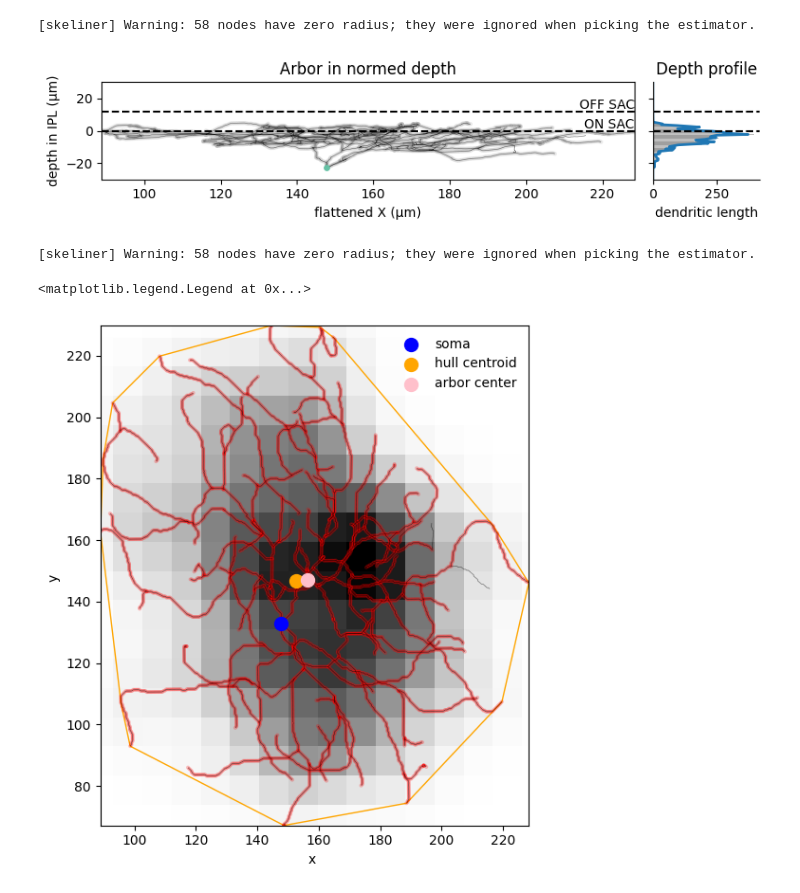
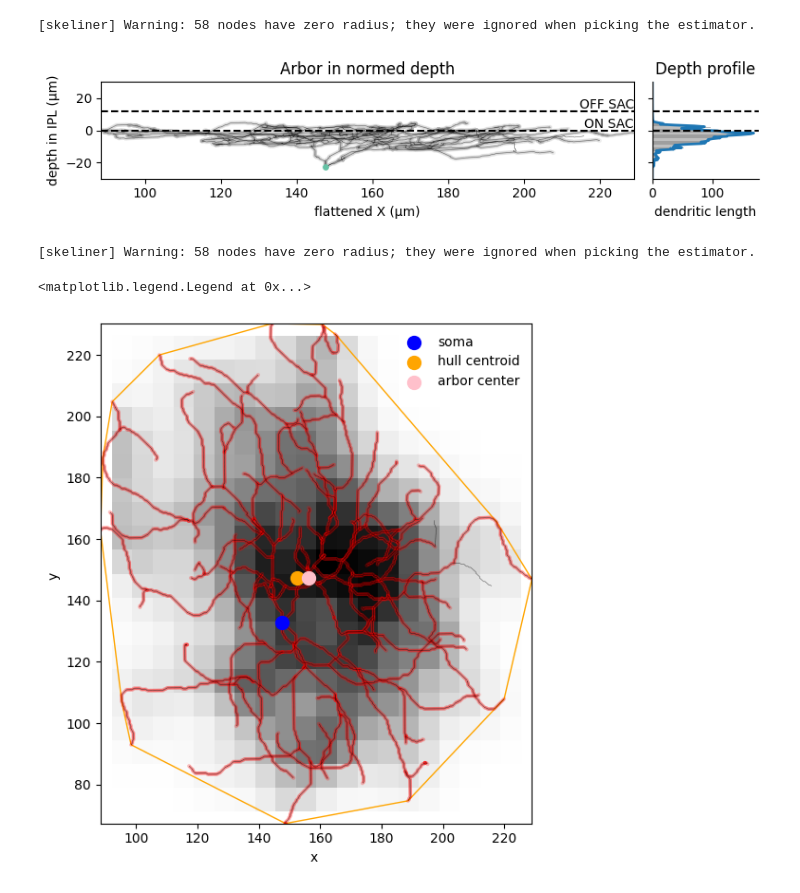
Before and after one commit to berenslab/pywarper, a Jupyter notebook: notebooks/example.api.low.ipynb, the cells around one changed output. Cells and saved outputs as stored; diff of their text form; code cells hidden in the pictures.

```diff
--- a/notebooks/example.api.low.ipynb
+++ b/notebooks/example.api.low.ipynb
@@ -9,8 +9,8 @@ from pywarper.stats import get_convex_hull, get_hull_centroid, get_xy_center_of_
 from pywarper.utils import read_sumbul_et_al_chat_bands
 # data from Sümbül et al. 2014
 # https://github.com/uygarsumbul/rgc
-chat_top = read_sumbul_et_al_chat_bands("../tests/data/Image013-009_01_ChAT-TopBand-Mike.txt") # should be the off sac layer
-chat_bottom = read_sumbul_et_al_chat_bands("../tests/data/Image013-009_01_ChAT-BottomBand-Mike.txt") # should be the on sac layer
+chat_top = read_sumbul_et_al_chat_bands("../tests/data/Image013-009_01_ChAT-TopBand-Mike.txt", unit="physical") # should be the off sac layer
+chat_bottom = read_sumbul_et_al_chat_bands("../tests/data/Image013-009_01_ChAT-BottomBand-Mike.txt", unit="physical") # should be the on sac layer
 # but the image can be flipped
 if chat_top["z"].mean() > chat_bottom["z"].mean():
     off_sac = chat_top
@@ -19,8 +19,11 @@ else:
     off_sac = chat_bottom
     on_sac = chat_top
 
-# nodes += 1 # to match the matlab code
 skel = sk.io.load_swc("../tests/data/Image013-009_01_raw_latest_Uygar.swc")
+# in the original matlab code, all data were in voxel space and converted to microns at the end
+# but it makes more sense to work in microns from the beginning, so that there will be less unit conversion in between
+voxel_resolution = np.array([0.4, 0.4, 0.5])  # in microns
+skel.nodes *= voxel_resolution
 # %%
 # Fit surfaces with pygridfit under the hood
 off_sac_surface, xgridmax, ygridmax = fit_sac_surface(x=off_sac['x'], y=off_sac['y'], z=off_sac['z'], smoothness=15)
@@ -39,6 +42,8 @@ surface_mapping = build_mapping(on_sac_surface, off_sac_surface, arbor_boundarie
 
 # up until this point, all computation were done in the original coordinate system
 # only the warped arbor will be in physical units, if we provide the voxel resolution
-warped_arbor = warp_arbor(skel, surface_mapping, voxel_resolution=[0.4, 0.4, 0.5], conformal_jump=2, verbose=True)
+warped_arbor = warp_arbor(skel, surface_mapping, conformal_jump=2,
+                zprofile_windows=[-30, 30], zprofile_nbins=120,
+                verbose=True)
 # %% [output]
 [pywarper] Warping arbor...
@@ -98,7 +102,7 @@ fig, (ax_nodes, ax_prof) = plt.subplots(
 )
 
 # --- left: flattened arbor ----------------------------------------
-sk.plot2d(normed_arbor, plane="xz",
+sk.plot2d(warped_arbor, plane="xz",
           ax=ax_nodes, color_by="ntype", skel_cmap="Set2",
           ylim=(-30, 30))
 ax_nodes.set_xlabel('flattened X (µm)')
@@ -113,7 +117,7 @@ ax_nodes.text(ax_nodes.get_xlim()[1], 0,
 ax_nodes.text(ax_nodes.get_xlim()[1], 12,
               'OFF SAC', va='bottom', ha='right', fontsize=10)
 
-zprofile = normed_arbor.extra["z_profile"]
+zprofile = warped_arbor.extra["z_profile"]
 z_dist = zprofile["z_dist"]
 x = zprofile["z_x"]
 z_hist = zprofile["z_hist"]
@@ -124,6 +128,7 @@ ax_prof.set_xlabel('dendritic length')
 ax_prof.set_title('Depth profile')
 ax_prof.axhline(0,  ls='--', c='k')
 ax_prof.axhline(12, ls='--', c='k')
+ax_prof.set_ylim([-30, 30])
 
 # remove unneeded spines to tidy the small panel
 ax_prof.spines['top'].set_visible(False)
@@ -136,19 +141,14 @@ fig.tight_layout()
 plt.show()
 # %% [output]
 [skeliner] Warning: 58 nodes have zero radius; they were ignored when picking the estimator.
-[figure, old version]
+[figure, new version]
 # %%
-normed_arbor = get_xyprofile(
-    normed_arbor, xy_window=[50, 250, 50, 250], nbins=20, sigma_bins=1
-)
-
-hull = get_convex_hull(normed_arbor.nodes[:, 0:2])
+hull = get_convex_hull(warped_arbor.nodes[:, 0:2])
 com_hull = get_hull_centroid(hull)
 
-xy_profile = normed_arbor.extra["xy_profile"]
-xy_x = xy_profile["xy_x"]
-xy_y = xy_profile["xy_y"]
-xy_dist = xy_profile["xy_dist"]
+xy_x = warped_arbor.extra["xy_profile"]["xy_x"]
+xy_y = warped_arbor.extra["xy_profile"]["xy_y"]
+xy_dist = warped_arbor.extra["xy_profile"]["xy_dist"]
 com_xy = get_xy_center_of_mass(xy_x, xy_y, xy_dist)
 # %%
 from matplotlib.colors import Normalize
@@ -158,35 +158,35 @@ im = ax.imshow(
     xy_dist.T, origin="lower",
     extent=[xy_x[0], xy_x[-1], xy_y[0], xy_y[-1]],
     cmap="Greys", norm=Normalize(vmin=0, vmax=xy_dist.max()),
 )
 
 sk.plot2d(
-    normed_arbor, plane="xy", ax=ax,
+    warped_arbor, plane="xy", ax=ax,
 )
 
 ax.scatter(
     warped_arbor.nodes[0, 0],
     warped_arbor.nodes[0, 1],
     s=100, color='blue', zorder=99, label='soma',
 )
 
 ax.scatter(
     com_hull[0], com_hull[1],
     s=100, color='orange', zorder=99, label='hull centroid'
 )
 
 ax.scatter(
     com_xy[0], com_xy[1],
     s=100, color='pink', zorder=99, label='arbor center'
 )
 
 plt.fill(hull[:, 0], hull[:, 1], facecolor="none", edgecolor="orange", linewidth=1)
 
 ax.legend(frameon=False)
 # %% [output]
 [skeliner] Warning: 58 nodes have zero radius; they were ignored when picking the estimator.
 <matplotlib.legend.Legend at 0x...>
-[figure, old version]
+[figure, new version]
 # %%
 %load_ext watermark
 %watermark --time --date --timezone --updated --python --iversions --watermark
```
Also changed, not shown: parts of 5 cells of this notebook, 8 other files.
